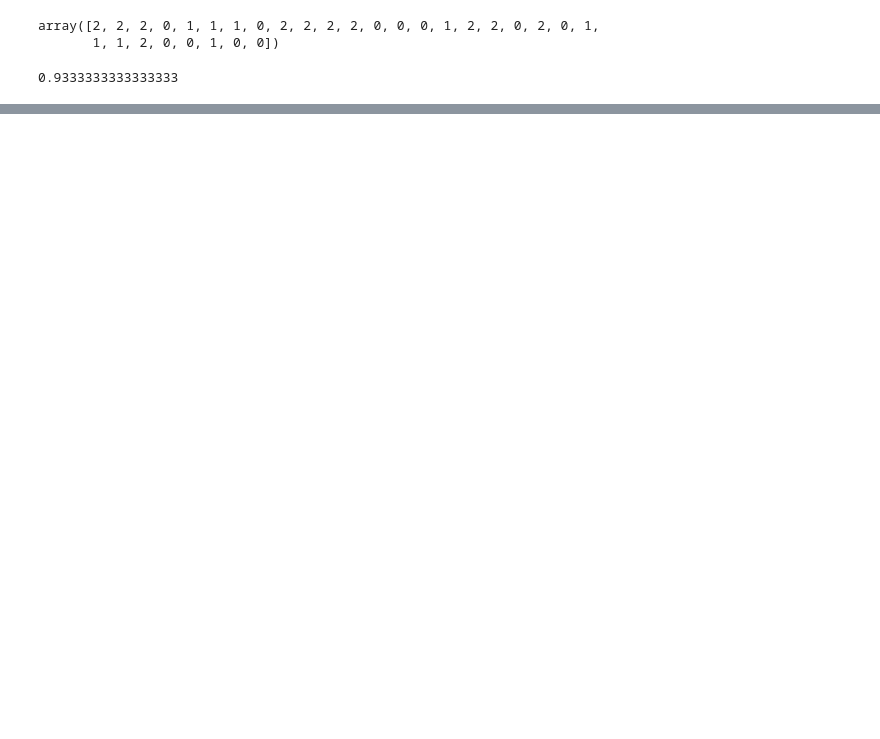
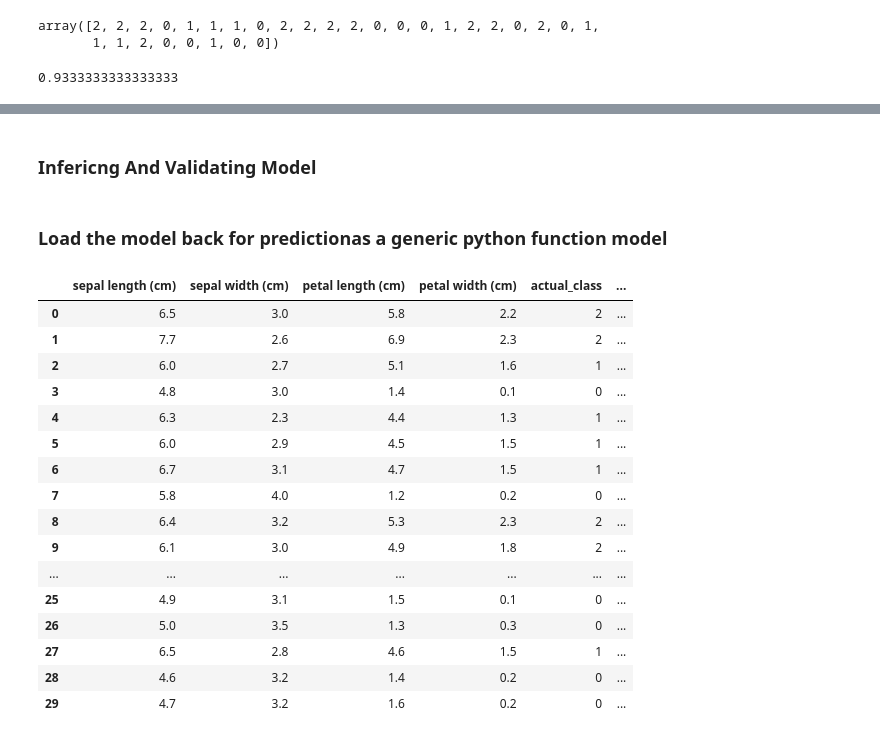
Before and after one commit to Sm1321/9.MLOPS, a Jupyter notebook: 1-MLproject/gettingstarted.ipynb, the cells around one changed output, grey strips where cells are left out. Saved outputs shown, nothing was run; the diff lists cells and outputs as text; code cells hidden in the pictures; blank space fills up the shorter version.

```diff
--- a/1-MLproject/gettingstarted.ipynb
+++ b/1-MLproject/gettingstarted.ipynb
@@ -125,0 +169,56 @@ print(accuracy)
+# %% [markdown]
+### Infericng And Validating Model
+# %%
+import mlflow
+from mlflow.models import Model
+
+model_uri = 'runs:/595d5743eb2247be95915e649885f684/iris_model'
+# The model is logged with an input example
+pyfunc_model = mlflow.pyfunc.load_model(model_uri)
+input_data = pyfunc_model.input_example
+
+# Verify the model with the provided input data using the logged dependencies.
+# For more details, refer to:
+# https://mlflow.org/docs/latest/models.html#validate-models-before-deployment
+# mlflow.models.predict(
+#     model_uri=model_uri,
+#     input_data=input_data,
+#     env_manager="uv",
+# )
+
+
+
+
+
+
+#Getting issue here, while taking the mlflow code
+# %% [markdown]
+### Load the model back for predictionas a generic python function model
+# %%
+loaded_model = mlflow.pyfunc.load_model(model_info.model_uri)
+predictions = loaded_model.predict(X_test)
+# %%
+iris_features_name = datasets.load_iris().feature_names
+result = pd.DataFrame(X_test,columns = iris_features_name)
+result["actual_class"] = y_test
+result["predicted_class"]  = predictions
+# %%
+result
+# %% [output]
+|  | sepal length (cm) | sepal width (cm) | petal length (cm) | petal width (cm) | actual_class | ... |
+| 0 | 6.5 | 3.0 | 5.8 | 2.2 | 2 | ... |
+| 1 | 7.7 | 2.6 | 6.9 | 2.3 | 2 | ... |
+| 2 | 6.0 | 2.7 | 5.1 | 1.6 | 1 | ... |
+| 3 | 4.8 | 3.0 | 1.4 | 0.1 | 0 | ... |
+| 4 | 6.3 | 2.3 | 4.4 | 1.3 | 1 | ... |
+| 5 | 6.0 | 2.9 | 4.5 | 1.5 | 1 | ... |
+| 6 | 6.7 | 3.1 | 4.7 | 1.5 | 1 | ... |
+| 7 | 5.8 | 4.0 | 1.2 | 0.2 | 0 | ... |
+| 8 | 6.4 | 3.2 | 5.3 | 2.3 | 2 | ... |
+| 9 | 6.1 | 3.0 | 4.9 | 1.8 | 2 | ... |
+| ... | ... | ... | ... | ... | ... | ... |
+| 25 | 4.9 | 3.1 | 1.5 | 0.1 | 0 | ... |
+| 26 | 5.0 | 3.5 | 1.3 | 0.3 | 0 | ... |
+| 27 | 6.5 | 2.8 | 4.6 | 1.5 | 1 | ... |
+| 28 | 4.6 | 3.2 | 1.4 | 0.2 | 0 | ... |
+| 29 | 4.7 | 3.2 | 1.6 | 0.2 | 0 | ... |
```
Also changed, not shown: parts of 4 cells of this notebook.
